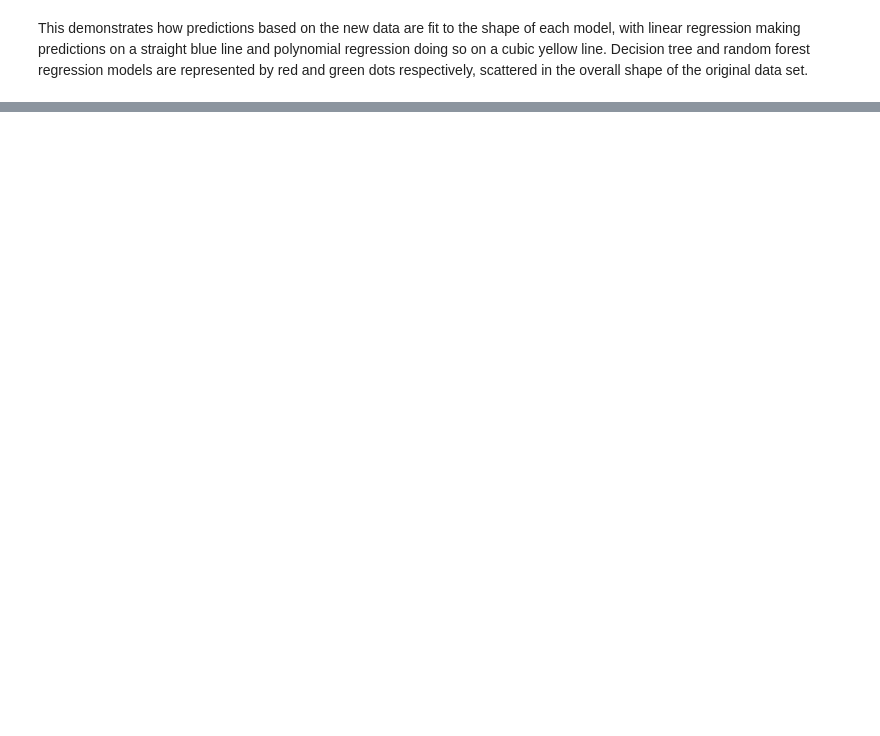
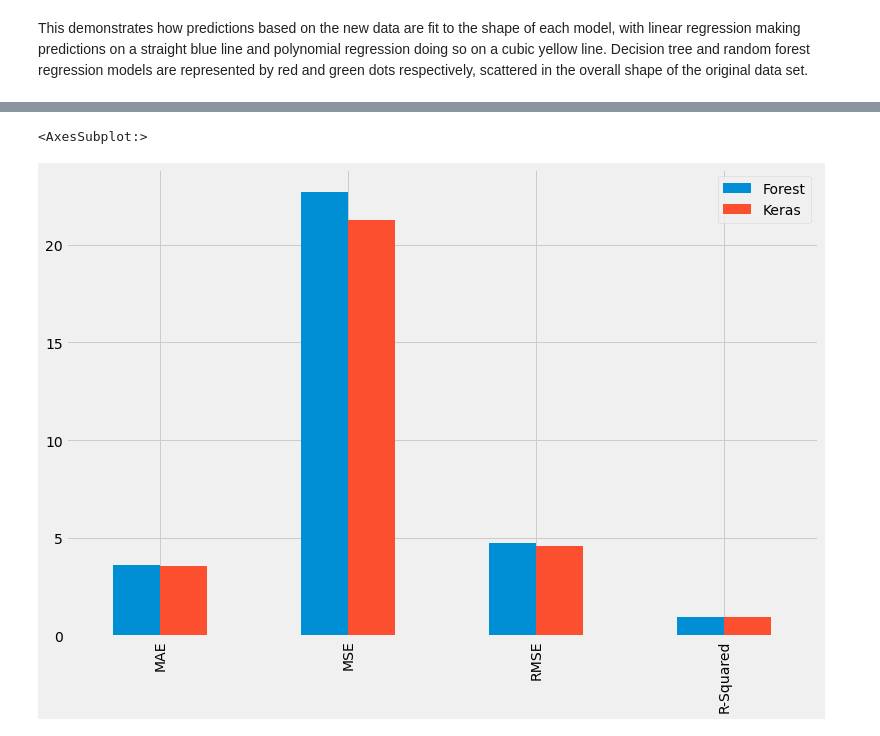
Before and after one commit to jennifer-ryan/machine-learning-project, a Jupyter notebook: Power Production Analysis.ipynb, the cells around one changed output, grey strips where cells are left out. Cells and saved outputs as stored; diff of their text form; code cells hidden in the pictures; blank space fills up the shorter version.

Commit message:
Comparing metrics of keras and random tree

```diff
--- a/Power Production Analysis.ipynb
+++ b/Power Production Analysis.ipynb
@@ -440,2 +461,2 @@ model.summary()
 # %%
-model.fit(x_train, y_train, epochs=500, batch_size=10)
+k_model.fit(x_train, y_train, epochs=500, batch_size=10)
@@ -445,0 +489,12 @@ model.evaluate(x_test, y_test)
+# %%
+keras_pred = k_model.predict(x_test)
+# %%
+kerasMAE = metrics.mean_absolute_error(y_test, keras_pred)
+kerasMSE = metrics.mean_squared_error(y_test, keras_pred)
+kerasRMSE = metrics.mean_squared_error(y_test, keras_pred, squared=False)
+kerasR2 = metrics.r2_score(y_test, keras_pred)
+
+print('Mean Absolute Error:', kerasMAE)
+print('Mean Squared Error:', kerasMSE)
+print('Root Mean Squared Error:', kerasRMSE)
+print('R-squared:', kerasR2)
@@ -445,0 +510,6 @@ model.evaluate(x_test, y_test)
+# %%
+forest_metrics = [forestMAE, forestMSE, forestRMSE, forestR2]
+keras_metrics = [kerasMAE, kerasMSE, kerasRMSE, kerasR2]
+
+metrics= pd.DataFrame({'Forest': forest_metrics, 'Keras': keras_metrics}, index=["MAE", "MSE", "RMSE", "R-Squared"])
+metrics
@@ -445,0 +522,5 @@ model.evaluate(x_test, y_test)
+# %%
+metrics.plot.bar()
+# %% [output]
+<AxesSubplot:>
+[figure, added]
```
Also changed, not shown: parts of 10 cells of this notebook.
